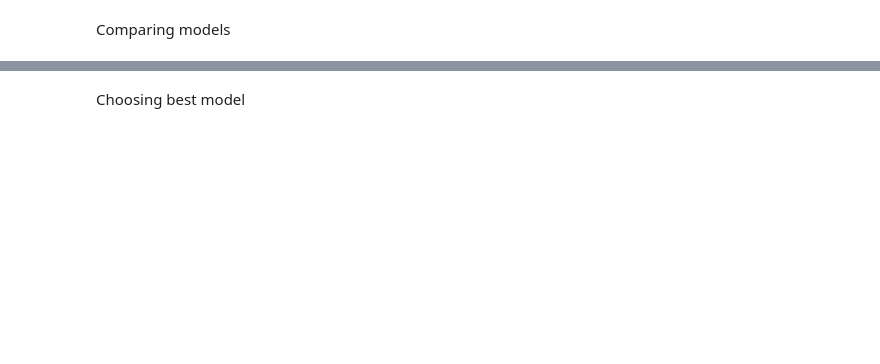
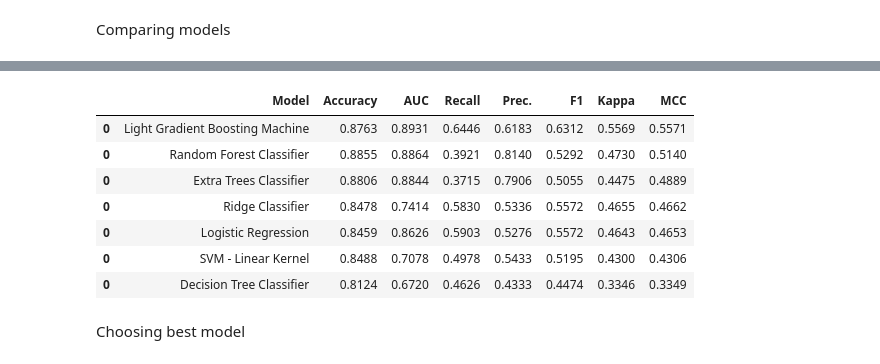
Before and after one commit to frazah/tobacco-analysis, a Jupyter notebook: src/notebooks/youth copy.ipynb, the cells around one changed output, grey strips where cells are left out. Saved outputs shown, nothing was run; the diff lists cells and outputs as text; code cells hidden in the pictures; blank space fills up the shorter version.

```diff
--- a/src/notebooks/youth copy.ipynb
+++ b/src/notebooks/youth copy.ipynb
@@ -344,0 +93,28 @@ for model in weighted_model:
+# %%
+all_models = [ 'lr', 'knn', 'nb', 'dt', 'svm', 'ridge', 'rf', 'qda', 'ada', 'gbc', 'lda', 'et', 'xgboost', 'lightgbm', 'catboost'] #'rbfsvm', 'gpc', 'mlp'
+threshold_optimized_model =[ 'lr', 'dt', 'svm' , 'ridge', 'rf', 'et', 'lightgbm'] # 'rbfsvm'
+models = {}
+predicts = pd.DataFrame()
+# for model_name in all_models:
+for model_name in threshold_optimized_model:
+    try:
+        model = pc.create_model(model_name, verbose=False, class_weight=sqrt_weights)
+        # model = pc.create_model(model_name, verbose=False)
+        models[model_name] = model
+        pc.predict_model(model)
+        predict = pc.pull()
+        predicts = pd.concat([predicts, predict])
+        # pc.plot_model(model, plot='threshold')
+    except Exception as e:
+        print(e)
+        print(f"Model {model} cannot have weights")
+
+# sort the models by MCC
+predicts = predicts.sort_values('MCC', ascending=False)
+predicts
+
+# model = pc.create_model('lr', verbose=False, fit_kwargs={"sample_weight":sample_weight})
+#
+# # use lr, gbc and ada models
+# best = pc.compare_models(include=['lr', 'gbc', 'ada'], sort='MCC')
+# pc.compare_models(sort='MCC', cross_validation=False)
@@ -345,3 +160,14 @@ for model in weighted_model:
+# %%
+predicts
+# %% [output]
+|  | Model | Accuracy | AUC | Recall | Prec. | F1 | Kappa | MCC |
+| 0 | Light Gradient Boosting Machine | 0.8763 | 0.8931 | 0.6446 | 0.6183 | 0.6312 | 0.5569 | 0.5571 |
+| 0 | Random Forest Classifier | 0.8855 | 0.8864 | 0.3921 | 0.8140 | 0.5292 | 0.4730 | 0.5140 |
+| 0 | Extra Trees Classifier | 0.8806 | 0.8844 | 0.3715 | 0.7906 | 0.5055 | 0.4475 | 0.4889 |
+| 0 | Ridge Classifier | 0.8478 | 0.7414 | 0.5830 | 0.5336 | 0.5572 | 0.4655 | 0.4662 |
+| 0 | Logistic Regression | 0.8459 | 0.8626 | 0.5903 | 0.5276 | 0.5572 | 0.4643 | 0.4653 |
+| 0 | SVM - Linear Kernel | 0.8488 | 0.7078 | 0.4978 | 0.5433 | 0.5195 | 0.4300 | 0.4306 |
+| 0 | Decision Tree Classifier | 0.8124 | 0.6720 | 0.4626 | 0.4333 | 0.4474 | 0.3346 | 0.3349 |
 # %%
 # [0.5649378  4.34983804]
 # {False: 0.5649377967425927, True: 4.349838037945395}
```
Also changed, not shown: parts of 28 cells of this notebook, 27 other files.
